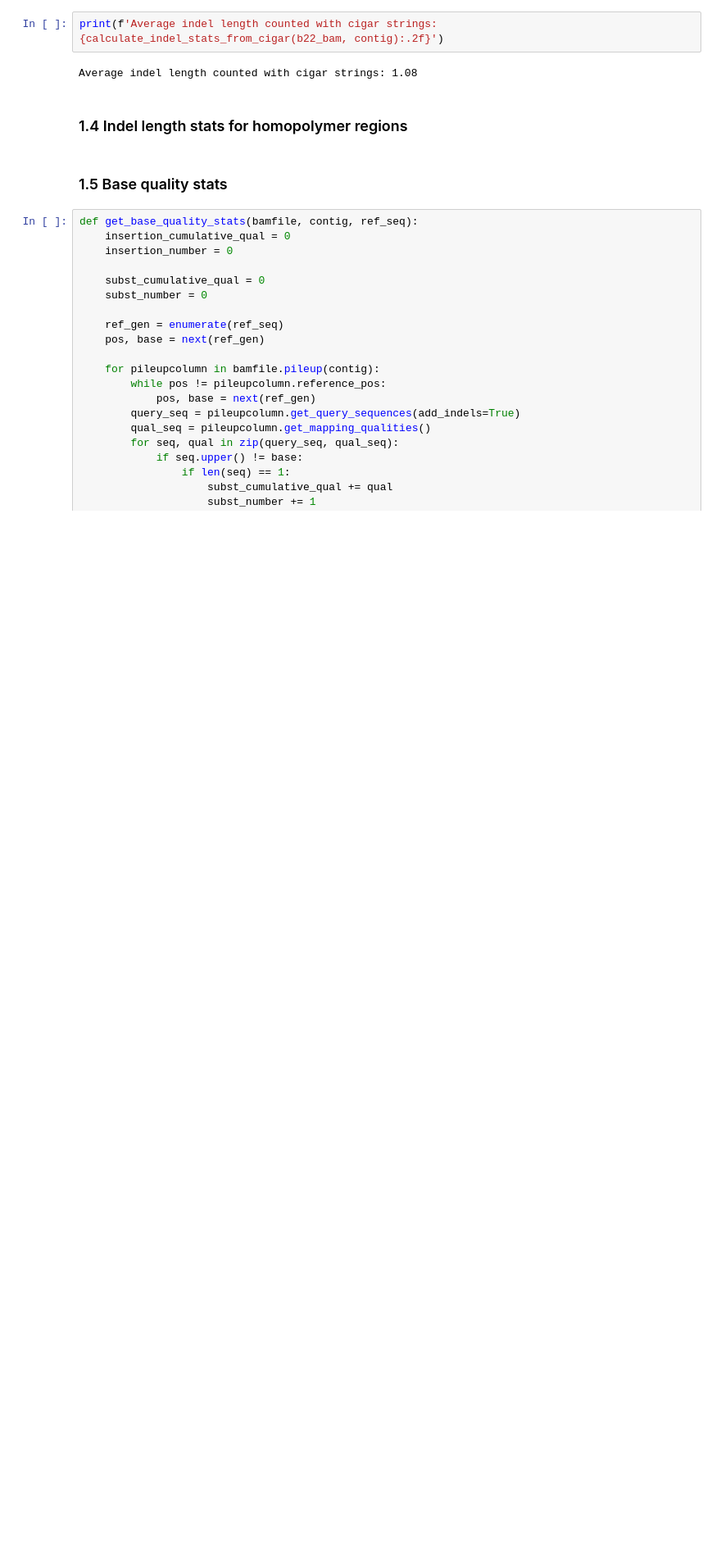
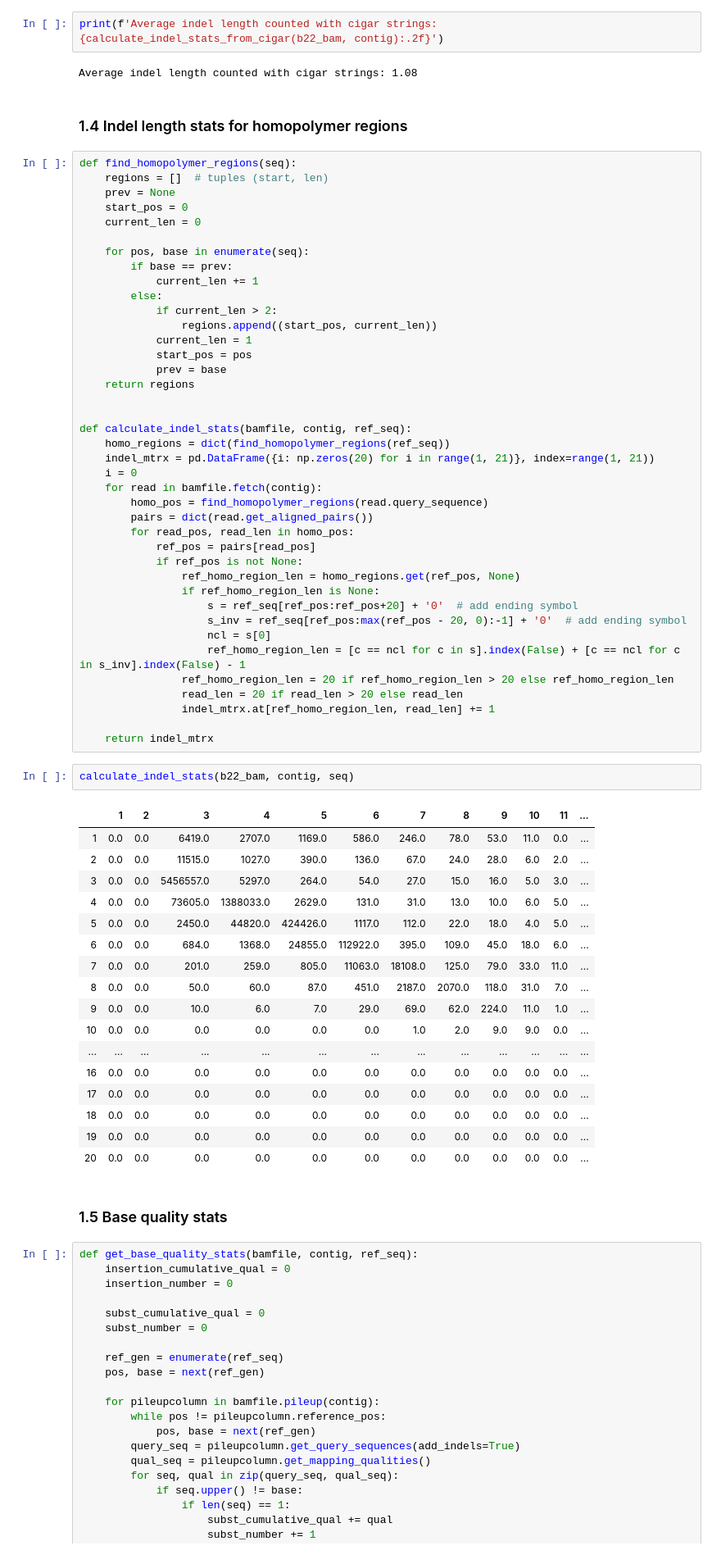
Before and after one commit to smetam/NGS2020, a Jupyter notebook: hw2_ion_torrent_read_analysis.ipynb, the cells around one changed output. Shown at 82% size. Drawn from its saved outputs; the diff is of its cells as text; blank space fills up the shorter version.

Commit message:
add indel mtrx

```diff
--- a/hw2_ion_torrent_read_analysis.ipynb
+++ b/hw2_ion_torrent_read_analysis.ipynb
@@ -174,6 +174,66 @@ print(f'Average indel length counted with cigar strings: {calculate_indel_stats_
 Average indel length counted with cigar strings: 1.08
 # %% [markdown]
 ### 1.4 Indel length stats for homopolymer regions
+# %%
+def find_homopolymer_regions(seq):
+    regions = []  # tuples (start, len)
+    prev = None
+    start_pos = 0
+    current_len = 0
+
+    for pos, base in enumerate(seq):
+        if base == prev:
+            current_len += 1
+        else:
+            if current_len > 2:
+                regions.append((start_pos, current_len))
+            current_len = 1
+            start_pos = pos
+            prev = base
+    return regions
+
+
+def calculate_indel_stats(bamfile, contig, ref_seq):
+    homo_regions = dict(find_homopolymer_regions(ref_seq))
+    indel_mtrx = pd.DataFrame({i: np.zeros(20) for i in range(1, 21)}, index=range(1, 21))
+    i = 0
+    for read in bamfile.fetch(contig):
+        homo_pos = find_homopolymer_regions(read.query_sequence)
+        pairs = dict(read.get_aligned_pairs())
+        for read_pos, read_len in homo_pos:
+            ref_pos = pairs[read_pos]
+            if ref_pos is not None:
+                ref_homo_region_len = homo_regions.get(ref_pos, None)
+                if ref_homo_region_len is None:
+                    s = ref_seq[ref_pos:ref_pos+20] + '0'  # add ending symbol
+                    s_inv = ref_seq[ref_pos:max(ref_pos - 20, 0):-1] + '0'  # add ending symbol
+                    ncl = s[0]
+                    ref_homo_region_len = [c == ncl for c in s].index(False) + [c == ncl for c in s_inv].index(False) - 1
+                ref_homo_region_len = 20 if ref_homo_region_len > 20 else ref_homo_region_len
+                read_len = 20 if read_len > 20 else read_len
+                indel_mtrx.at[ref_homo_region_len, read_len] += 1
+
+    return indel_mtrx
+# %%
+calculate_indel_stats(b22_bam, contig, seq)
+# %% [output]
+|  | 1 | 2 | 3 | 4 | 5 | 6 | 7 | 8 | 9 | 10 | 11 | ... |
+| 1 | 0.0 | 0.0 | 6419.0 | 2707.0 | 1169.0 | 586.0 | 246.0 | 78.0 | 53.0 | 11.0 | 0.0 | ... |
+| 2 | 0.0 | 0.0 | 11515.0 | 1027.0 | 390.0 | 136.0 | 67.0 | 24.0 | 28.0 | 6.0 | 2.0 | ... |
+| 3 | 0.0 | 0.0 | 5456557.0 | 5297.0 | 264.0 | 54.0 | 27.0 | 15.0 | 16.0 | 5.0 | 3.0 | ... |
+| 4 | 0.0 | 0.0 | 73605.0 | 1388033.0 | 2629.0 | 131.0 | 31.0 | 13.0 | 10.0 | 6.0 | 5.0 | ... |
+| 5 | 0.0 | 0.0 | 2450.0 | 44820.0 | 424426.0 | 1117.0 | 112.0 | 22.0 | 18.0 | 4.0 | 5.0 | ... |
+| 6 | 0.0 | 0.0 | 684.0 | 1368.0 | 24855.0 | 112922.0 | 395.0 | 109.0 | 45.0 | 18.0 | 6.0 | ... |
+| 7 | 0.0 | 0.0 | 201.0 | 259.0 | 805.0 | 11063.0 | 18108.0 | 125.0 | 79.0 | 33.0 | 11.0 | ... |
+| 8 | 0.0 | 0.0 | 50.0 | 60.0 | 87.0 | 451.0 | 2187.0 | 2070.0 | 118.0 | 31.0 | 7.0 | ... |
+| 9 | 0.0 | 0.0 | 10.0 | 6.0 | 7.0 | 29.0 | 69.0 | 62.0 | 224.0 | 11.0 | 1.0 | ... |
+| 10 | 0.0 | 0.0 | 0.0 | 0.0 | 0.0 | 0.0 | 1.0 | 2.0 | 9.0 | 9.0 | 0.0 | ... |
+| ... | ... | ... | ... | ... | ... | ... | ... | ... | ... | ... | ... | ... |
+| 16 | 0.0 | 0.0 | 0.0 | 0.0 | 0.0 | 0.0 | 0.0 | 0.0 | 0.0 | 0.0 | 0.0 | ... |
+| 17 | 0.0 | 0.0 | 0.0 | 0.0 | 0.0 | 0.0 | 0.0 | 0.0 | 0.0 | 0.0 | 0.0 | ... |
+| 18 | 0.0 | 0.0 | 0.0 | 0.0 | 0.0 | 0.0 | 0.0 | 0.0 | 0.0 | 0.0 | 0.0 | ... |
+| 19 | 0.0 | 0.0 | 0.0 | 0.0 | 0.0 | 0.0 | 0.0 | 0.0 | 0.0 | 0.0 | 0.0 | ... |
+| 20 | 0.0 | 0.0 | 0.0 | 0.0 | 0.0 | 0.0 | 0.0 | 0.0 | 0.0 | 0.0 | 0.0 | ... |
 # %% [markdown]
 ### 1.5 Base quality stats
 # %%
```
Also changed, not shown: parts of 2 cells of this notebook.
